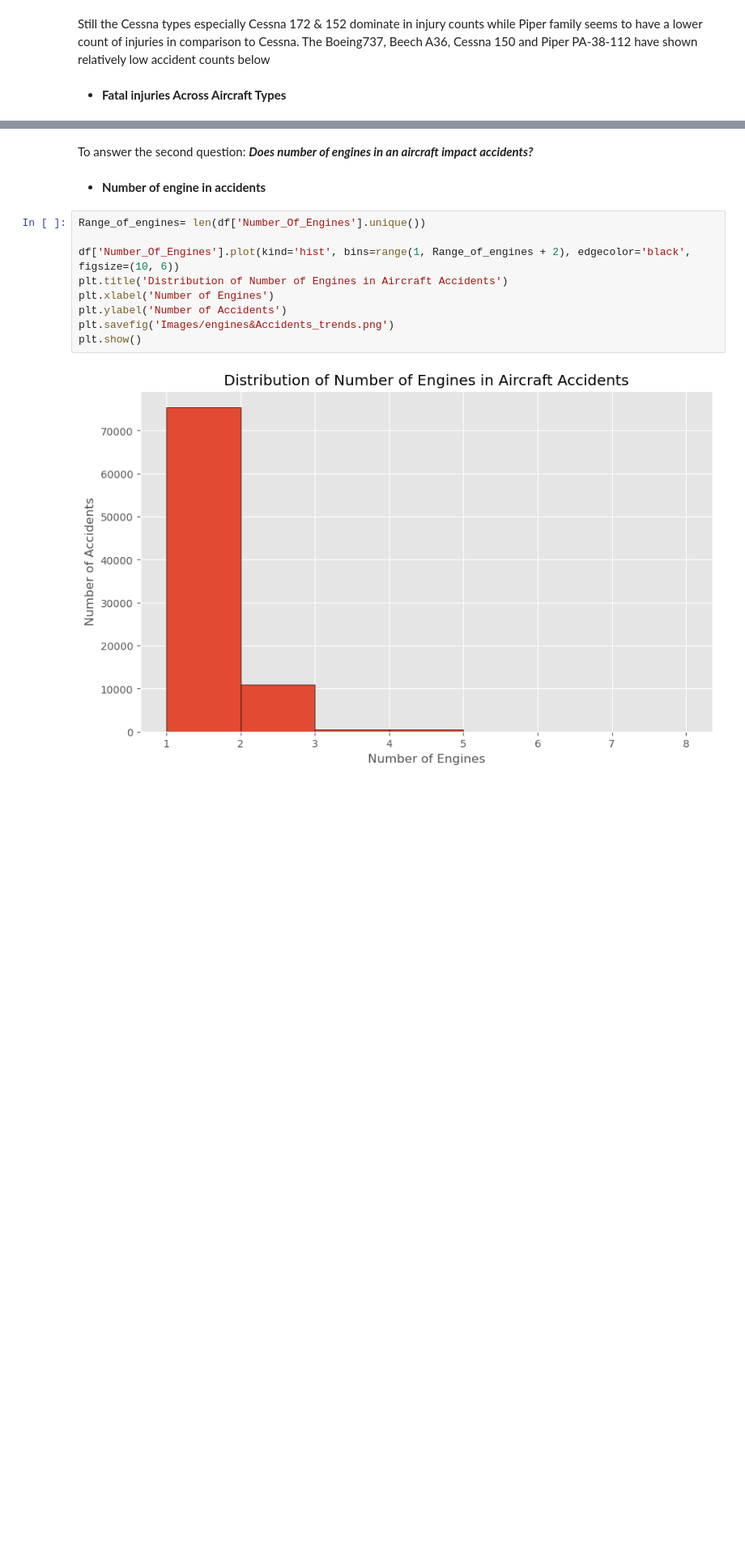
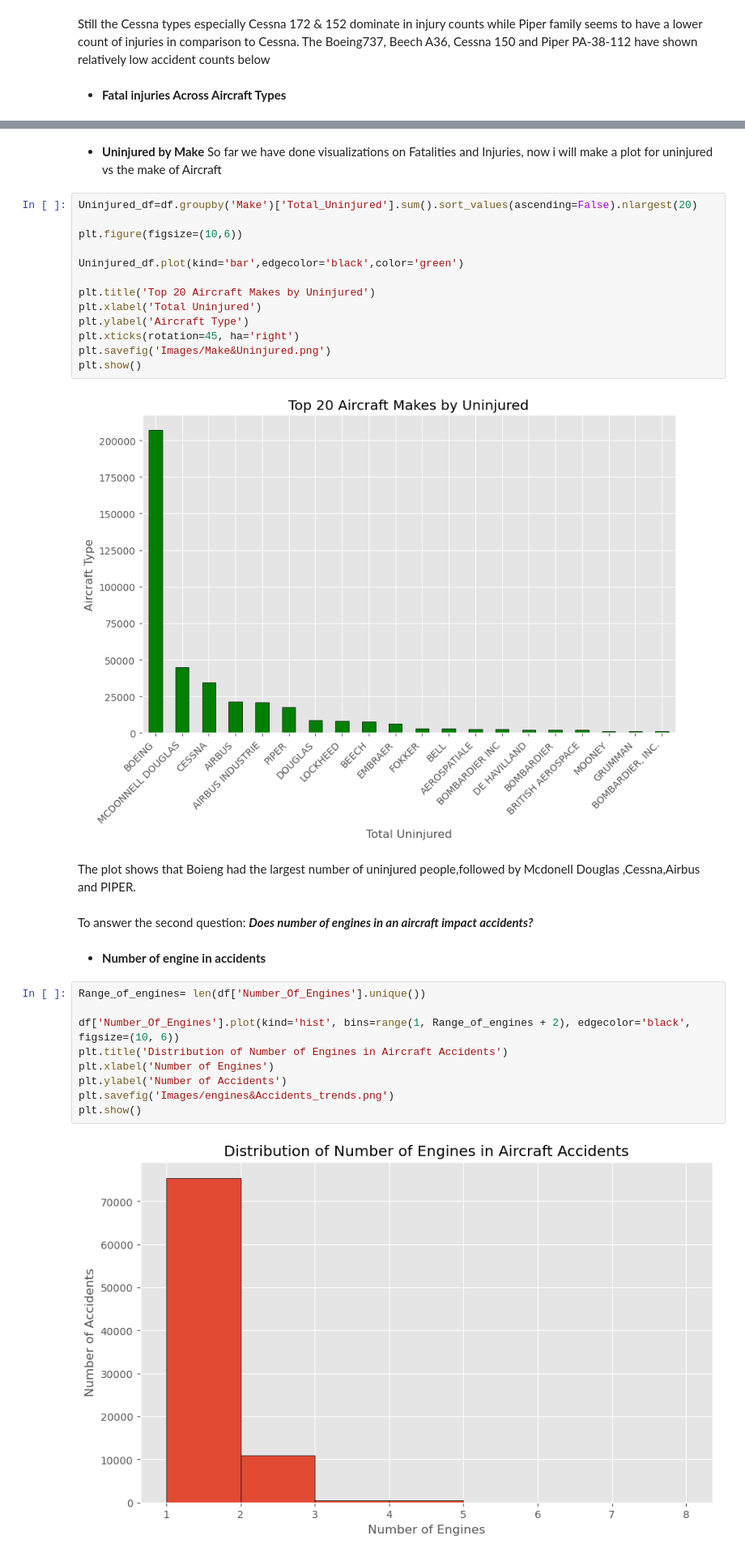
Before and after one commit to sharonkipruto-code/Phase-1-project, a Jupyter notebook: data EDA.ipynb, the cells around one changed output, grey strips where cells are left out. Shown at 81% size. Saved outputs shown, nothing was run; the diff lists cells and outputs as text; blank space fills up the shorter version.

```diff
--- a/data EDA.ipynb
+++ b/data EDA.ipynb
@@ -663,3 +636,23 @@ The analysis shows that Boeing 737 and Boeing 737-200 accidents resulted in the
+# %% [markdown]
+* **Uninjured by Make**
+So far we have done visualizations on Fatalities and Injuries, now i will make a plot for uninjured vs the make of Aircraft
+# %%
+Uninjured_df=df.groupby('Make')['Total_Uninjured'].sum().sort_values(ascending=False).nlargest(20)
+
+plt.figure(figsize=(10,6))
+
+Uninjured_df.plot(kind='bar',edgecolor='black',color='green')
+
+plt.title('Top 20 Aircraft Makes by Uninjured')
+plt.xlabel('Total Uninjured')
+plt.ylabel('Aircraft Type')
+plt.xticks(rotation=45, ha='right')
+plt.savefig('Images/Make&Uninjured.png')
+plt.show()
+# %% [output]
+[figure, added]
+# %% [markdown]
+The plot shows that Boieng had the largest number of uninjured people,followed by Mcdonell Douglas ,Cessna,Airbus and PIPER.
 # %% [markdown]
 To answer the second question: ***Does number of engines in an aircraft impact accidents?***
 # %% [markdown]
```
Also changed, not shown: parts of 14 cells of this notebook.
